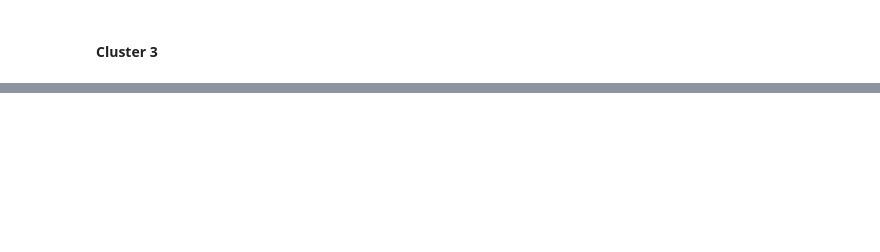
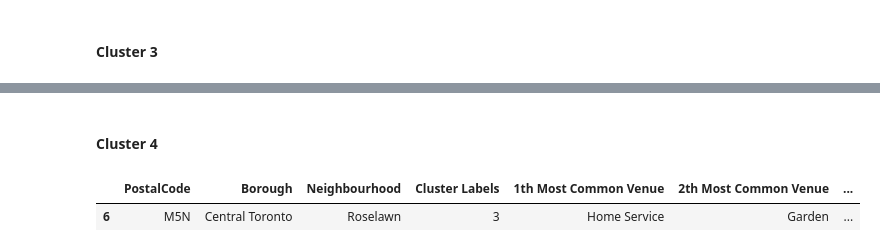
Before and after one commit to mmihaiceanu/coursera, a Jupyter notebook: Segmenting and Clustering Neighborhoods in Toronto.ipynb, the cells around one changed output, grey strips where cells are left out. Drawn from its saved outputs; the diff is of its cells as text; code cells hidden in the pictures; blank space fills up the shorter version.

```diff
--- a/Segmenting and Clustering Neighborhoods in Toronto.ipynb
+++ b/Segmenting and Clustering Neighborhoods in Toronto.ipynb
@@ -639,0 +627,7 @@ central_toronto_merged.loc[central_toronto_merged['Cluster Labels'] == 2, centra
+# %% [markdown]
+#### Cluster 4
+# %%
+central_toronto_merged.loc[central_toronto_merged['Cluster Labels'] == 3, central_toronto_merged.columns[[0,1,2] + list(range(5, central_toronto_merged.shape[1]))]]
+# %% [output]
+|  | PostalCode | Borough | Neighbourhood | Cluster Labels | 1th Most Common Venue | 2th Most Common Venue | ... |
+| 6 | M5N | Central Toronto | Roselawn | 3 | Home Service | Garden | ... |
```
Also changed, not shown: parts of 17 cells of this notebook.
